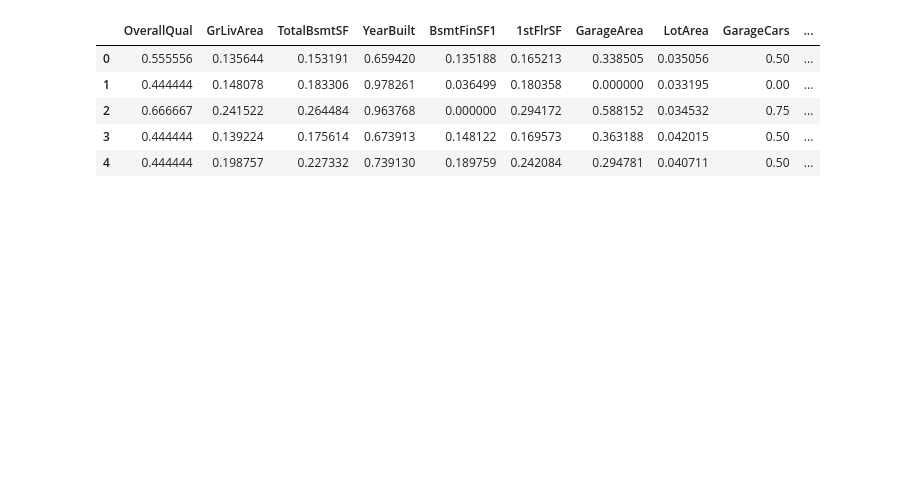
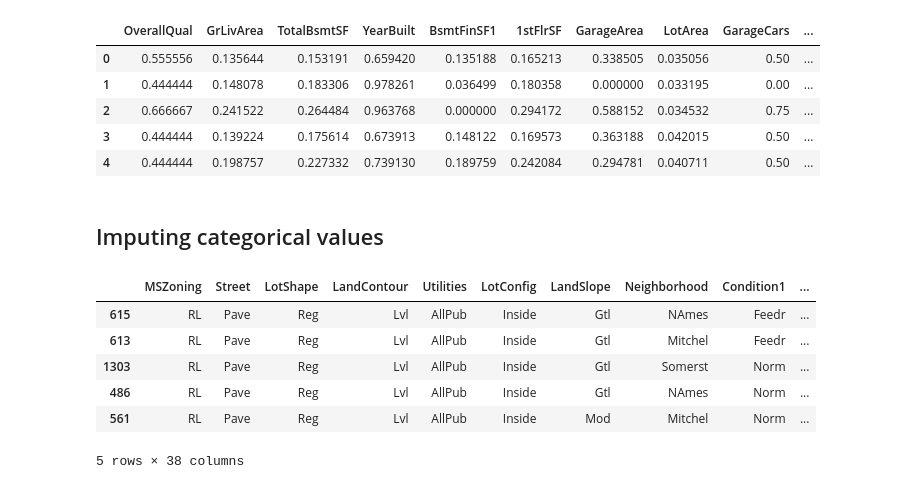
Before and after one commit to hargurjeet/Suprise_Housing, a Jupyter notebook: Suprise_Housing_Case_study.ipynb, the cells around one changed output. Drawn from its saved outputs; the diff is of its cells as text; code cells hidden in the pictures; blank space fills up the shorter version.

```diff
--- a/Suprise_Housing_Case_study.ipynb
+++ b/Suprise_Housing_Case_study.ipynb
@@ -90,0 +110,5 @@ X_train_numberic.shape
+# %%
+## Observing few column can be classifed as catergorical instead on numberical
+cat_cols = ['YearBuilt', 'GarageYrBlt', 'YrSold']
+X_train_numberic[cat_cols] = X_train_numberic[cat_cols].astype(object)
+X_train_numberic[cat_cols].head()
@@ -137,3 +229,15 @@ top_10_numberic_features_scaled.head()
 | 2 | 0.666667 | 0.241522 | 0.264484 | 0.963768 | 0.000000 | 0.294172 | 0.588152 | 0.034532 | 0.75 | ... |
 | 3 | 0.444444 | 0.139224 | 0.175614 | 0.673913 | 0.148122 | 0.169573 | 0.363188 | 0.042015 | 0.50 | ... |
 | 4 | 0.444444 | 0.198757 | 0.227332 | 0.739130 | 0.189759 | 0.242084 | 0.294781 | 0.040711 | 0.50 | ... |
+# %% [markdown]
+## Imputing categorical values
+# %%
+X_train_cat.head()
+# %% [output]
+|  | MSZoning | Street | LotShape | LandContour | Utilities | LotConfig | LandSlope | Neighborhood | Condition1 | ... |
+| 615 | RL | Pave | Reg | Lvl | AllPub | Inside | Gtl | NAmes | Feedr | ... |
+| 613 | RL | Pave | Reg | Lvl | AllPub | Inside | Gtl | Mitchel | Feedr | ... |
+| 1303 | RL | Pave | Reg | Lvl | AllPub | Inside | Gtl | Somerst | Norm | ... |
+| 486 | RL | Pave | Reg | Lvl | AllPub | Inside | Gtl | NAmes | Norm | ... |
+| 561 | RL | Pave | Reg | Lvl | AllPub | Inside | Mod | Mitchel | Norm | ... |
+5 rows × 38 columns
```
Also changed, not shown: parts of 18 cells of this notebook.
